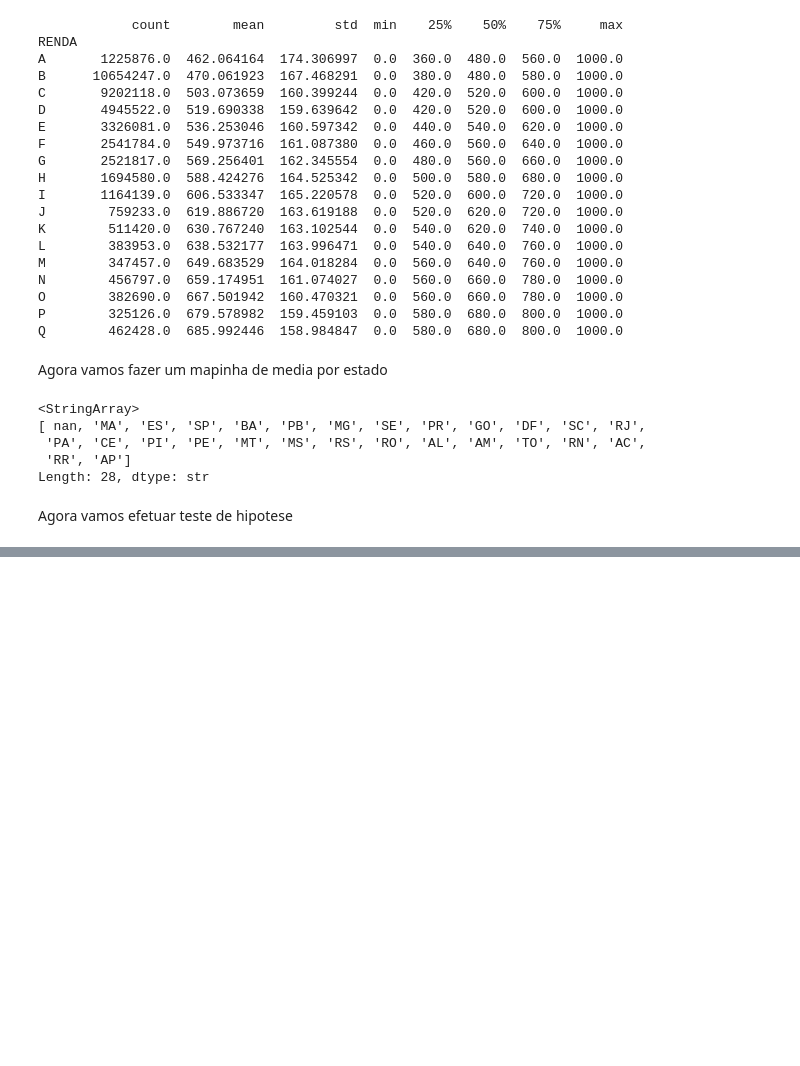
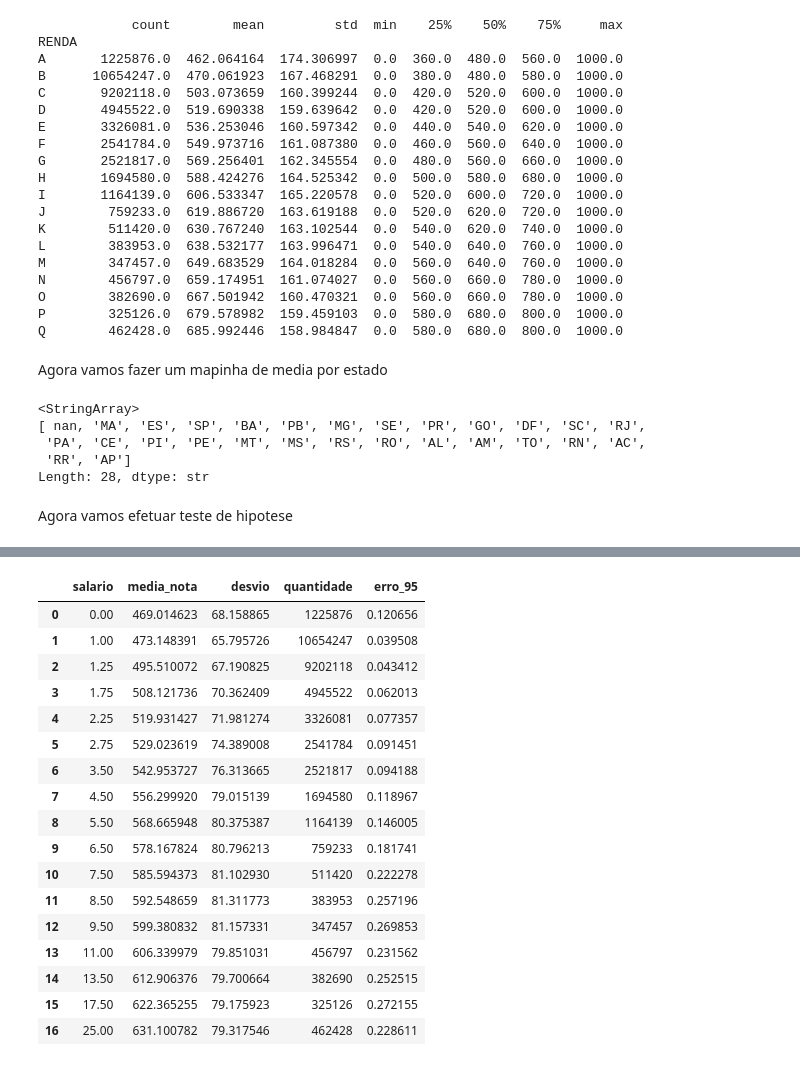
Before and after one commit to joaoenglens/TrabalhoDataScience, a Jupyter notebook: notebooks/analises_por_grupo.ipynb, the cells around one changed output, grey strips where cells are left out. Drawn from its saved outputs; the diff is of its cells as text; code cells hidden in the pictures; blank space fills up the shorter version.

```diff
--- a/notebooks/analises_por_grupo.ipynb
+++ b/notebooks/analises_por_grupo.ipynb
@@ -194,0 +225,47 @@ Agora vamos efetuar teste de hipotese
+# %%
+import numpy as np
+import statsmodels.api as sm
+from scipy.stats import t
+
+dados = df_periodo[["salario", "MEDIA_NOTA"]].copy()
+dados = dados.apply(pd.to_numeric, errors="coerce")
+dados = dados.replace([np.inf, -np.inf], np.nan).dropna()
+
+if len(dados) < 3 or dados["salario"].nunique() < 2:
+    raise ValueError("É necessário ter pelo menos 3 registros e 2 salários distintos.")
+# %%
+resumo = (
+    dados.groupby("salario", as_index=False)
+    .agg(
+        media_nota=("MEDIA_NOTA", "mean"),
+        desvio=("MEDIA_NOTA", "std"),
+        quantidade=("MEDIA_NOTA", "size")
+    )
+)
+
+resumo["erro_95"] = (
+    t.ppf(0.975, resumo["quantidade"] - 1)
+    * resumo["desvio"]
+    / np.sqrt(resumo["quantidade"])
+)
+
+resumo
+# %% [output]
+|  | salario | media_nota | desvio | quantidade | erro_95 |
+| 0 | 0.00 | 469.014623 | 68.158865 | 1225876 | 0.120656 |
+| 1 | 1.00 | 473.148391 | 65.795726 | 10654247 | 0.039508 |
+| 2 | 1.25 | 495.510072 | 67.190825 | 9202118 | 0.043412 |
+| 3 | 1.75 | 508.121736 | 70.362409 | 4945522 | 0.062013 |
+| 4 | 2.25 | 519.931427 | 71.981274 | 3326081 | 0.077357 |
+| 5 | 2.75 | 529.023619 | 74.389008 | 2541784 | 0.091451 |
+| 6 | 3.50 | 542.953727 | 76.313665 | 2521817 | 0.094188 |
+| 7 | 4.50 | 556.299920 | 79.015139 | 1694580 | 0.118967 |
+| 8 | 5.50 | 568.665948 | 80.375387 | 1164139 | 0.146005 |
+| 9 | 6.50 | 578.167824 | 80.796213 | 759233 | 0.181741 |
+| 10 | 7.50 | 585.594373 | 81.102930 | 511420 | 0.222278 |
+| 11 | 8.50 | 592.548659 | 81.311773 | 383953 | 0.257196 |
+| 12 | 9.50 | 599.380832 | 81.157331 | 347457 | 0.269853 |
+| 13 | 11.00 | 606.339979 | 79.851031 | 456797 | 0.231562 |
+| 14 | 13.50 | 612.906376 | 79.700664 | 382690 | 0.252515 |
+| 15 | 17.50 | 622.365255 | 79.175923 | 325126 | 0.272155 |
+| 16 | 25.00 | 631.100782 | 79.317546 | 462428 | 0.228611 |
```
Also changed, not shown: parts of 8 cells of this notebook, 2 other files.
